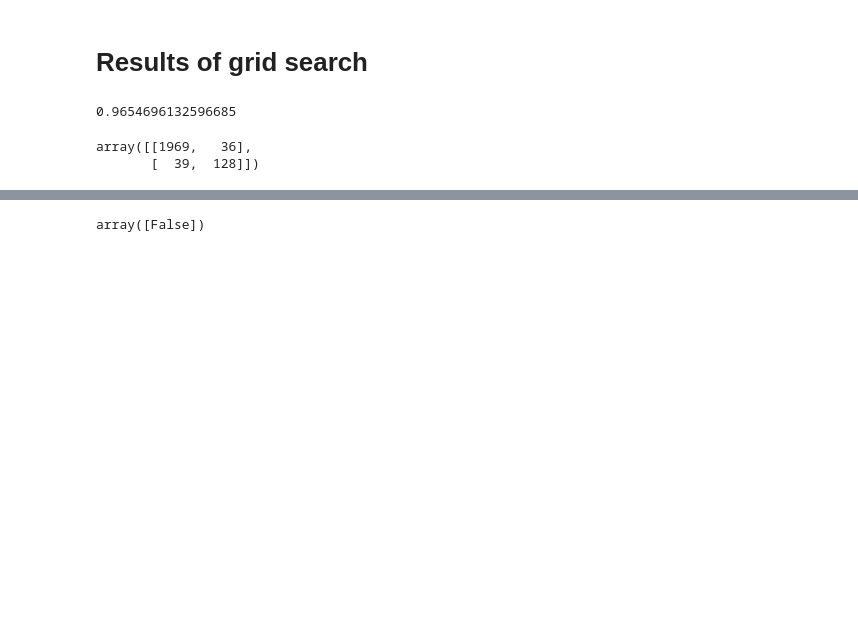
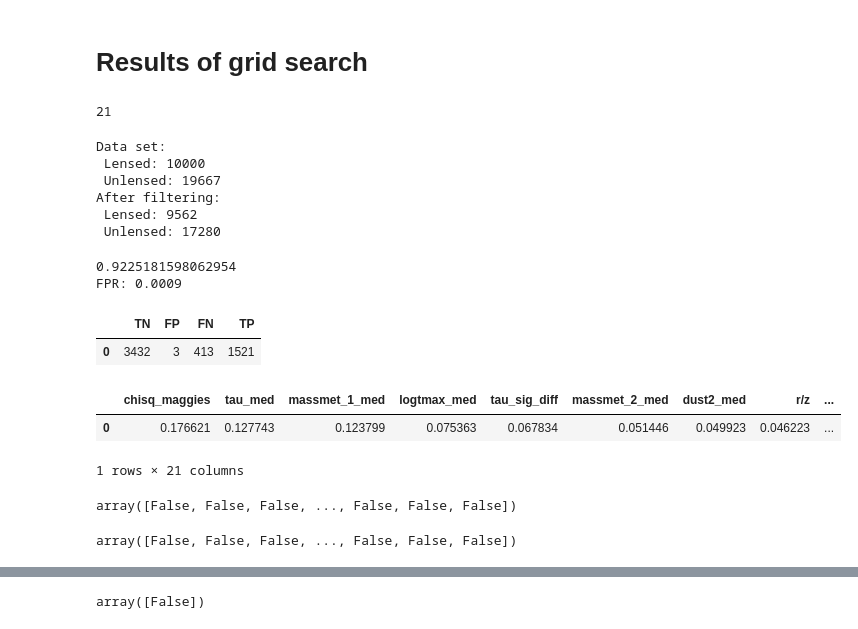
Before and after one commit to eramey16/galactic_lenses, a Jupyter notebook: Test_galaxies.ipynb, the cells around one changed output, grey strips where cells are left out. Drawn from its saved outputs; the diff is of its cells as text; code cells hidden in the pictures; blank space fills up the shorter version.

Commit message:
Downloaded more test galaxies

```diff
--- a/Test_galaxies.ipynb
+++ b/Test_galaxies.ipynb
@@ -1501,11 +1505,76 @@ import pickle
+# %%
+bands = ['g', 'r', 'z', 'w1', 'w2']
+theta_labels = ['massmet_1', 'massmet_2', 'dust2', 'tau', 'logtmax']
+use_cols = ['g/r', 'r/z', 'r/w1', 'r/w2', 'z_phot_median', 'chisq_maggies']
+use_cols.extend([f"rchisq_{band}" for band in bands])
+use_cols.extend([theta+"_med" for theta in theta_labels])
+use_cols.extend([theta+"_sig_diff" for theta in theta_labels])
+seed = 42
+# %%
+len(use_cols)
+# %% [output]
+21
 # %%
-with open('gridsearch_model.sav', 'rb') as file:
+with open('gridsearch_models/gridsearch_2023-02-15.sav', 'rb') as file:
     clf = pickle.load(file)
+# %%
+lensed = util.read_table("lensed_augmented")
+unlensed = util.read_table("unlensed")
+print(f"Data set:\n Lensed: {len(lensed)}\n Unlensed: {len(unlensed)}")
+
+# Set lensed and unlensed status (just in case)
+lensed['lensed'] = True
+unlensed['lensed'] = False
+
+# Filter
+lensed = util.clean_and_calc(lensed, filter_cols=use_cols)
+unlensed = util.clean_and_calc(unlensed, filter_cols=use_cols)
+
+print(f"After filtering:\n Lensed: {len(lensed)}\n Unlensed: {len(unlensed)}")
+
+# Concatenate lensed and unlensed data, mix up
+all_data = pd.concat([lensed, unlensed])
+all_data = all_data.sample(frac=1, random_state=seed).reset_index(drop=True)
+
+# Split into training and testing
+X, y = all_data[use_cols], all_data['lensed']
+X_train, X_test, y_train, y_test = train_test_split(X, y, test_size=.2, random_state=seed)
+# %% [output]
+Data set:
+ Lensed: 10000
+ Unlensed: 19667
+After filtering:
+ Lensed: 9562
+ Unlensed: 17280
 # %%
-preds = clf.predict(X_test)
+thresh = 0.02
+
+# preds = clf.predict(X_test)
+preds = clf.predict_proba(X_test)[:,0] < thresh
+
+tn, fp, fn, tp = confusion_matrix(y_test, preds).ravel()
+
 print(accuracy_score(y_test, preds))
-confusion_matrix(y_test, preds)
+print(f"FPR: {fp / (fp + tn) :.4f}")
+pd.DataFrame({"TN": [tn], "FP": [fp], "FN": [fn], "TP": [tp]})
 # %% [output]
-0.9654696132596685
+0.9225181598062954
+FPR: 0.0009
-array([[1969,   36],
-       [  39,  128]])
+|  | TN | FP | FN | TP |
+| 0 | 3432 | 3 | 413 | 1521 |
+# %%
+results = pd.DataFrame(clf.best_estimator_.feature_importances_.reshape(1, -1), columns=X_train.columns)
+results.sort_values(by=0, axis='columns', ascending=False)
+# %% [output]
+|  | chisq_maggies | tau_med | massmet_1_med | logtmax_med | tau_sig_diff | massmet_2_med | dust2_med | r/z | ... |
+| 0 | 0.176621 | 0.127743 | 0.123799 | 0.075363 | 0.067834 | 0.051446 | 0.049923 | 0.046223 | ... |
+1 rows × 21 columns
+# %%
+test = clf.predict_proba(X_test)[:,0] < .1
+test
+# %% [output]
+array([False, False, False, ..., False, False, False])
+# %%
+preds
+# %% [output]
+array([False, False, False, ..., False, False, False])
```
Also changed, not shown: parts of 3 cells of this notebook, 3 other files.
